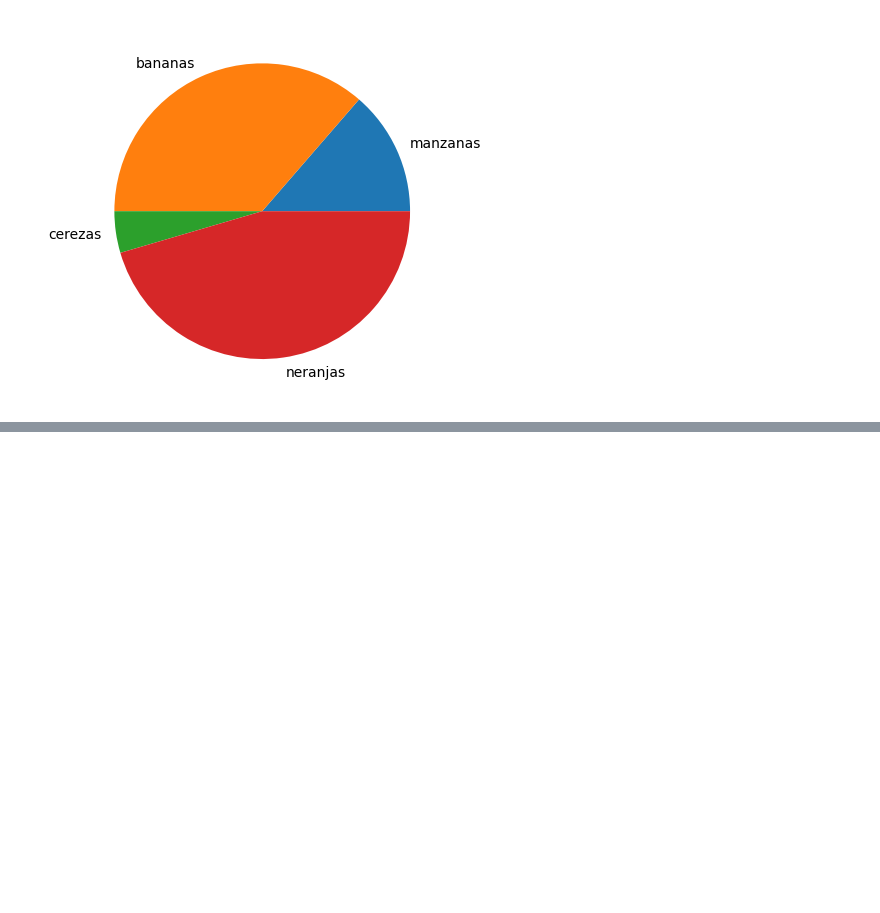
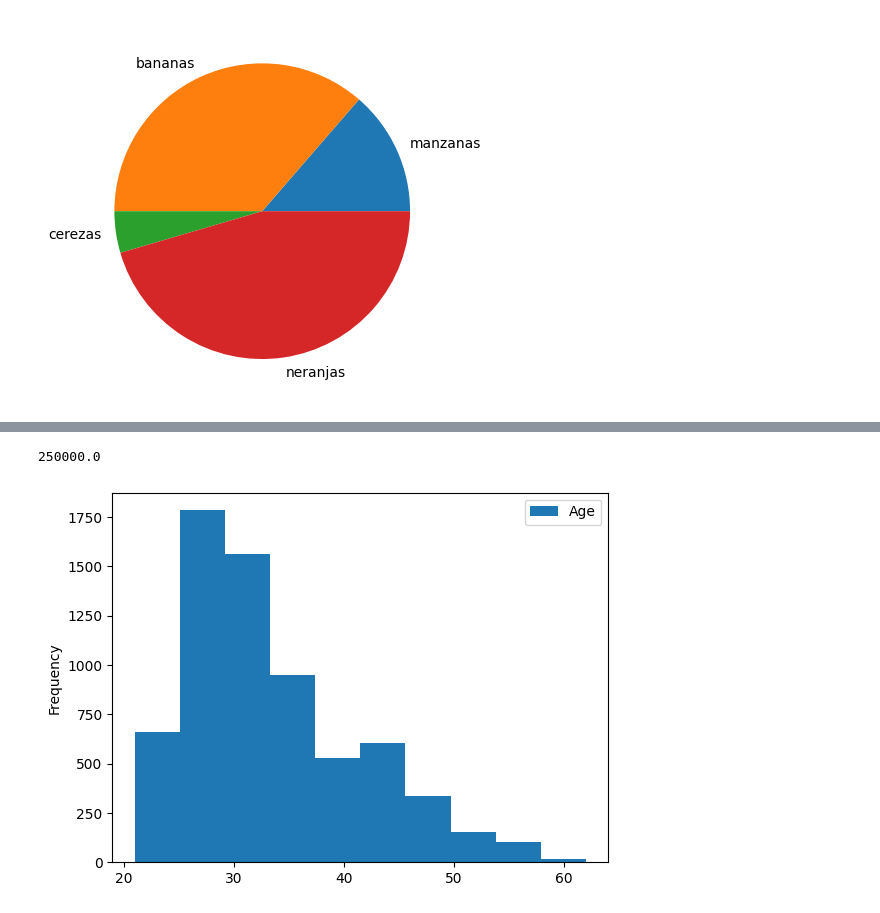
Before and after one commit to Jesusiacent/Clase-de-Python, a Jupyter notebook: test.ipynb, the cells around one changed output, grey strips where cells are left out. Saved outputs shown, nothing was run; the diff lists cells and outputs as text; code cells hidden in the pictures; blank space fills up the shorter version.

```diff
--- a/test.ipynb
+++ b/test.ipynb
@@ -670,0 +676,5 @@ plt.show()
+# %%
+import pandas as pd
+
+df = pd.read_csv('Salary_Data.csv')
+print(df.to_string())
@@ -670,0 +754,11 @@ plt.show()
+# %%
+valor_max_salario = df['Salary'].max()
+print(valor_max_salario)
+# %% [output]
+250000.0
+# %%
+df.plot(x="Gender", y="Age", kind='hist')
+
+plt.show()
+# %% [output]
+[figure, added]
```
Also changed, not shown: parts of 13 cells of this notebook.
